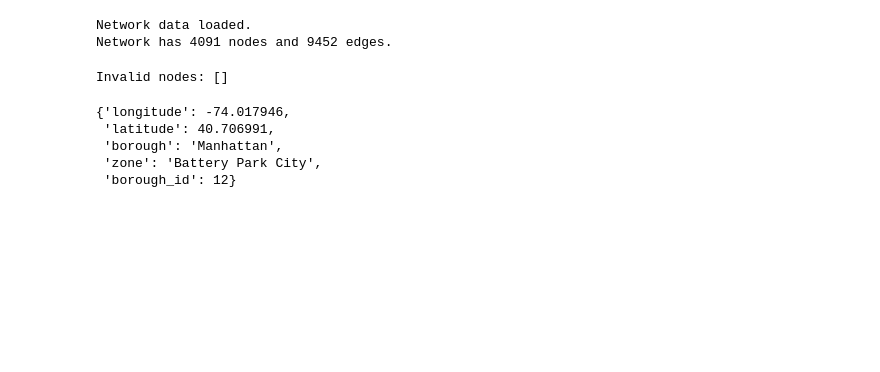
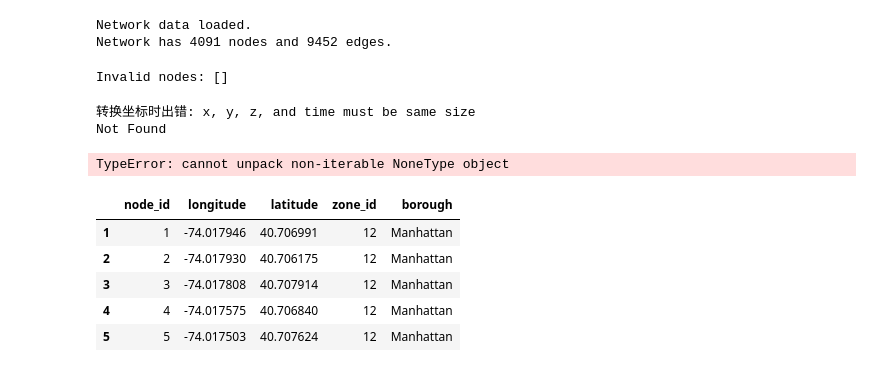
Before and after one commit to ricardo3709/RL_Simulator, a Jupyter notebook: NYC/Yellow_Taxi_Data/aggregation.ipynb, the cells around one changed output. Cells and saved outputs as stored; diff of their text form; code cells hidden in the pictures; blank space fills up the shorter version.

```diff
--- a/NYC/Yellow_Taxi_Data/aggregation.ipynb
+++ b/NYC/Yellow_Taxi_Data/aggregation.ipynb
@@ -144,19 +131,17 @@ Invalid nodes: []
 for i, node in enumerate(G.nodes()):
     lat = float(G.nodes[node].get('latitude'))
     lon = float(G.nodes[node].get('longitude'))
-    borough_id, borough, zone = find_borough(lon, lat)
+    zone_id, borough, zone = find_borough(lon, lat)
     G.nodes[node]['borough'] = borough
     G.nodes[node]['zone'] = zone
-    G.nodes[node]['borough_id'] = borough_id
+    G.nodes[node]['zone_id'] = zone_id
 
 # check node
 G.nodes[1]
 # %% [output]
-{'longitude': -74.017946,
- 'latitude': 40.706991,
- 'borough': 'Manhattan',
- 'zone': 'Battery Park City',
- 'borough_id': 12}
+转换坐标时出错: x, y, z, and time must be same size
+Not Found
+TypeError: cannot unpack non-iterable NoneType object
 # %%
 # save graph
 pickle.dump(G, open(osp.join(BASEDIR, 'NYC_Manhattan_Graph.pickle'), 'wb'))
@@ -162,0 +164,15 @@ pickle.dump(G, open(osp.join(BASEDIR, 'NYC_Manhattan_Graph.pickle'), 'wb'))
+# %%
+# find center node of each area
+BASEDIR = os.getcwd() + '/../'
+nodes = pd.read_csv(osp.join(BASEDIR, 'NYC_Manhattan_Borough_Matrix.csv'))
+nodes.dropna(inplace=True)
+nodes['zone_id'] = nodes['zone_id'].astype(int)
+nodes['node_id'] = nodes['node_id'].astype(int)
+nodes.head()
+# %% [output]
+|  | node_id | longitude | latitude | zone_id | borough |
+| 1 | 1 | -74.017946 | 40.706991 | 12 | Manhattan |
+| 2 | 2 | -74.017930 | 40.706175 | 12 | Manhattan |
+| 3 | 3 | -74.017808 | 40.707914 | 12 | Manhattan |
+| 4 | 4 | -74.017575 | 40.706840 | 12 | Manhattan |
+| 5 | 5 | -74.017503 | 40.707624 | 12 | Manhattan |
```
Also changed, not shown: parts of 14 cells of this notebook, 5 other files.
